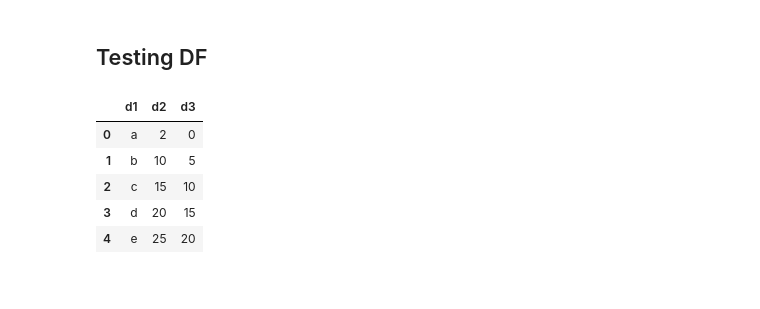
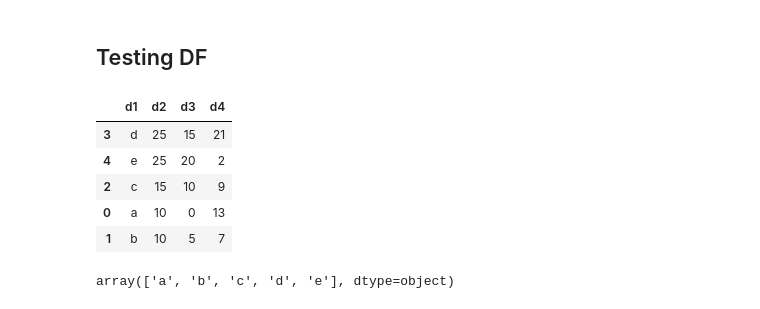
Before and after one commit to khanalg44/cricket_data, a Jupyter notebook: 03_ipl_consistency/01_print_scorecard.ipynb, the cells around one changed output. Drawn from its saved outputs; the diff is of its cells as text; code cells hidden in the pictures.

```diff
--- a/03_ipl_consistency/01_print_scorecard.ipynb
+++ b/03_ipl_consistency/01_print_scorecard.ipynb
@@ -247,15 +304,19 @@ Player of the Match      SL Malinga
 ## Testing DF
 # %%
 d1 = ['a', 'b', 'c', 'd', 'e']
+d2 = [10, 10, 15, 25, 25]
 d3 = [0, 5, 10, 15, 20]
-d2 = [2, 10, 15, 20, 25]
+d4 = [13, 7, 9, 21, 2]
 
-dff=pd.DataFrame({'d1':d1, 'd2':d2, 'd3':d3})
-dff
+dff=pd.DataFrame({'d1':d1, 'd2':d2, 'd3':d3, 'd4':d4})
+dfs =dff.sort_values(by=['d2', 'd4'], ascending=False)
+dfs
+
+#df_sorted  = df_summary.sort_values(by=[sort_by], ascending=False)
 # %% [output]
-|  | d1 | d2 | d3 |
-| 0 | a | 2 | 0 |
-| 1 | b | 10 | 5 |
-| 2 | c | 15 | 10 |
-| 3 | d | 20 | 15 |
-| 4 | e | 25 | 20 |
+|  | d1 | d2 | d3 | d4 |
+| 3 | d | 25 | 15 | 21 |
+| 4 | e | 25 | 20 | 2 |
+| 2 | c | 15 | 10 | 9 |
+| 0 | a | 10 | 0 | 13 |
+| 1 | b | 10 | 5 | 7 |
@@ -263,0 +323,4 @@ dff
+# %%
+dff['d1'].values
+# %% [output]
+array(['a', 'b', 'c', 'd', 'e'], dtype=object)
```
Also changed, not shown: parts of 7 cells of this notebook.
